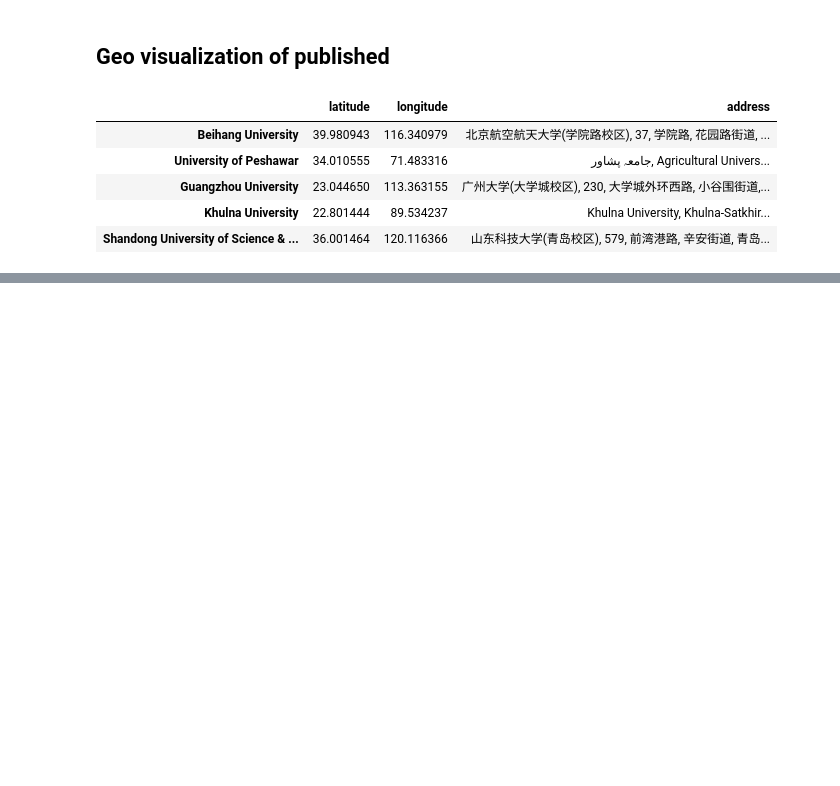
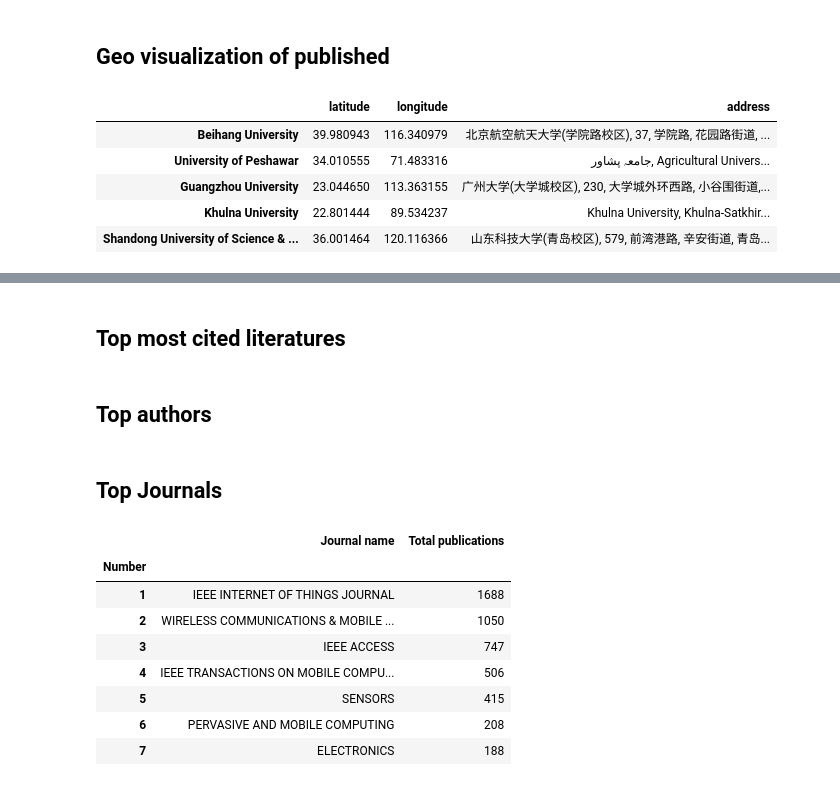
Before and after one commit to tashima42/disciplinas, a Jupyter notebook: CARS007/trabalho-1-bibliometria/trabalho-1.ipynb, the cells around one changed output, grey strips where cells are left out. Drawn from its saved outputs; the diff is of its cells as text; code cells hidden in the pictures; blank space fills up the shorter version.

```diff
--- a/CARS007/trabalho-1-bibliometria/trabalho-1.ipynb
+++ b/CARS007/trabalho-1-bibliometria/trabalho-1.ipynb
@@ -170 +176,3 @@ fig.write_image("data/fig1.png", width=800, height=600, scale=2)
 fig.show()
+# %% [markdown]
+## Top most cited literatures
@@ -170,0 +186,21 @@ fig.show()
+# %% [markdown]
+## Top authors
+# %% [markdown]
+## Top Journals
+# %%
+journals_df = df.groupby("SO").size().reset_index(name="count").sort_values(by="count", ascending=False).head(7)
+journals_df["Number"] = range(1, 8)
+journals_df.set_index("Number", inplace=True)
+journals_df.columns = ["Journal name", "Total publications"]
+journals_df.to_latex("data/top-journals.tex", caption="The top 7 leading journals with the most published literatures", label="tab:top-journals")
+journals_df
+# %% [output]
+|  | Journal name | Total publications |
+| Number |  |  |
+| 1 | IEEE INTERNET OF THINGS JOURNAL | 1688 |
+| 2 | WIRELESS COMMUNICATIONS & MOBILE ... | 1050 |
+| 3 | IEEE ACCESS | 747 |
+| 4 | IEEE TRANSACTIONS ON MOBILE COMPU... | 506 |
+| 5 | SENSORS | 415 |
+| 6 | PERVASIVE AND MOBILE COMPUTING | 208 |
+| 7 | ELECTRONICS | 188 |
```
Also changed, not shown: parts of 13 cells of this notebook, 2 other files.
